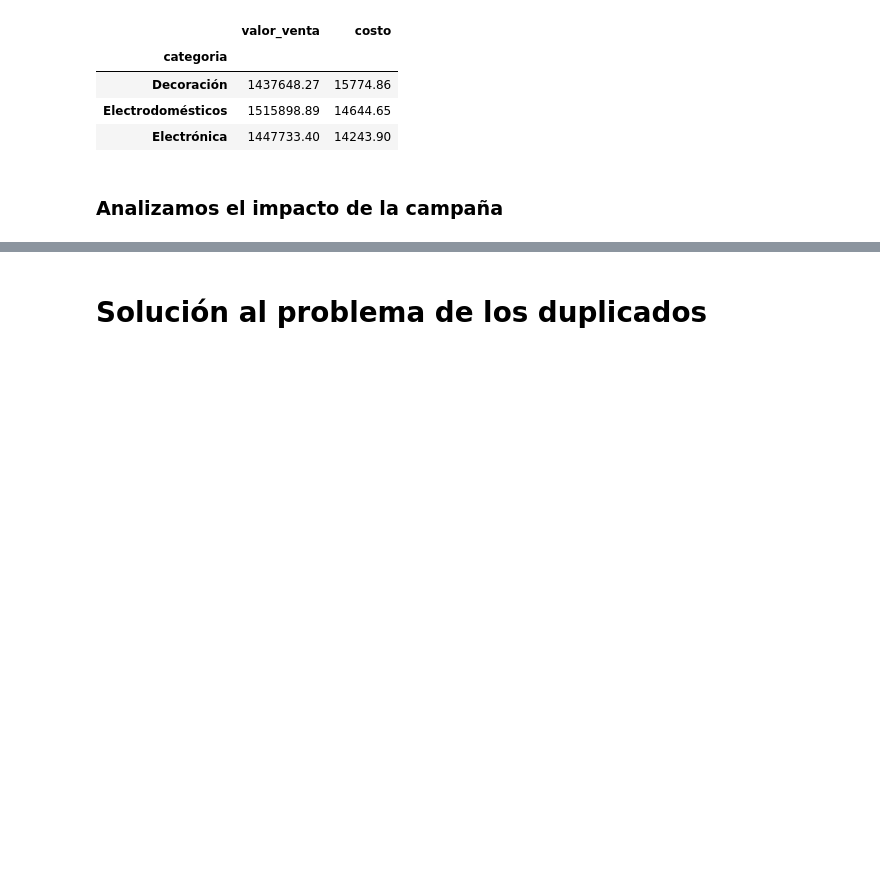
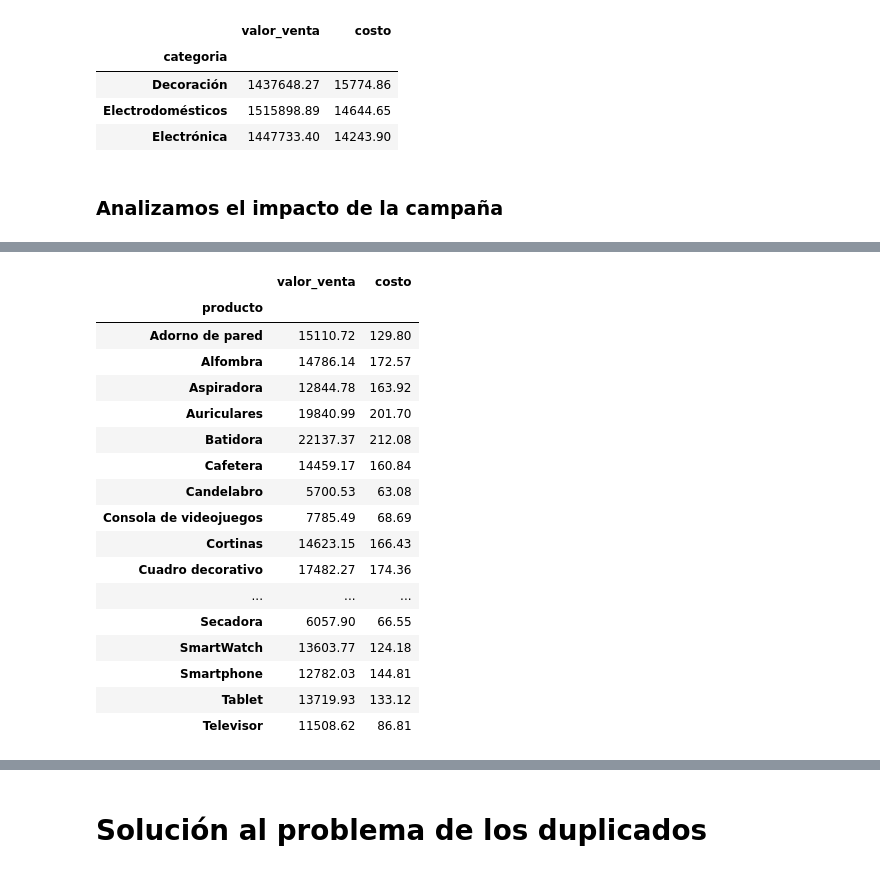
Before and after one commit to marianovanini/TT-2C2025-Data-Analitycs-Notebooks, a Jupyter notebook: Pre entrega/Pre-entrega.ipynb, the cells around one changed output, grey strips where cells are left out. Saved outputs shown, nothing was run; the diff lists cells and outputs as text; code cells hidden in the pictures; blank space fills up the shorter version.

```diff
--- a/Pre entrega/Pre-entrega.ipynb
+++ b/Pre entrega/Pre-entrega.ipynb
@@ -679,6 +979,26 @@ ganancias_marketing.sort_values(by="producto", ascending=True)
 # %%
 # Agrupamos por producto y hacemos una agregación por "valor de venta" y "costo"
 ganancias_marketing = ganancias_marketing.groupby("producto")[["valor_venta","costo"]].sum()
+ganancias_marketing
+# %% [output]
+|  | valor_venta | costo |
+| producto |  |  |
+| Adorno de pared | 15110.72 | 129.80 |
+| Alfombra | 14786.14 | 172.57 |
+| Aspiradora | 12844.78 | 163.92 |
+| Auriculares | 19840.99 | 201.70 |
+| Batidora | 22137.37 | 212.08 |
+| Cafetera | 14459.17 | 160.84 |
+| Candelabro | 5700.53 | 63.08 |
+| Consola de videojuegos | 7785.49 | 68.69 |
+| Cortinas | 14623.15 | 166.43 |
+| Cuadro decorativo | 17482.27 | 174.36 |
+| ... | ... | ... |
+| Secadora | 6057.90 | 66.55 |
+| SmartWatch | 13603.77 | 124.18 |
+| Smartphone | 12782.03 | 144.81 |
+| Tablet | 13719.93 | 133.12 |
+| Televisor | 11508.62 | 86.81 |
 # %%
 # Generamos una nueva columna con la diferencia entre lo vendido y lo invertido en la campaña
 ganancias_marketing["ganancia_neta"] = ganancias_marketing['valor_venta']-ganancias_marketing['costo']
```
Also changed, not shown: parts of 55 cells of this notebook.
